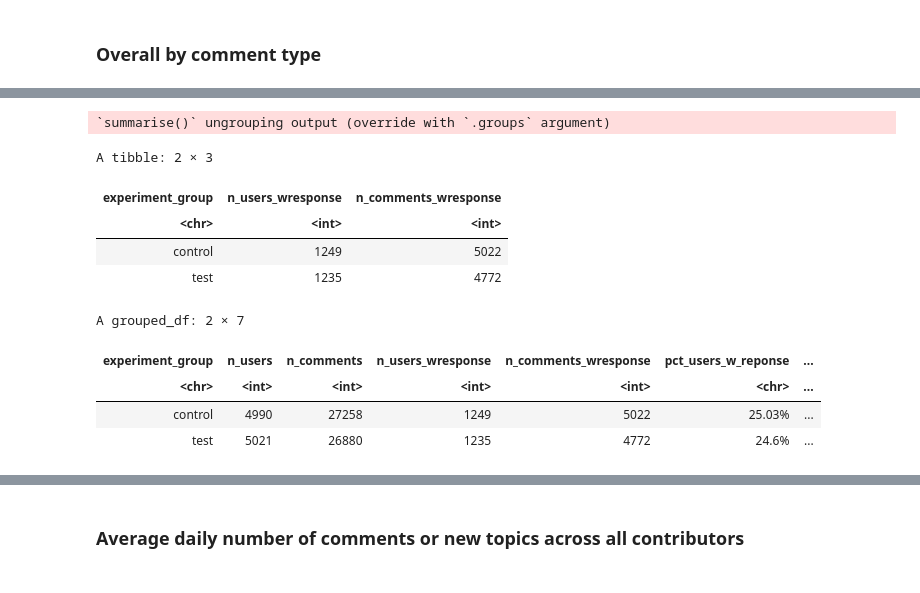
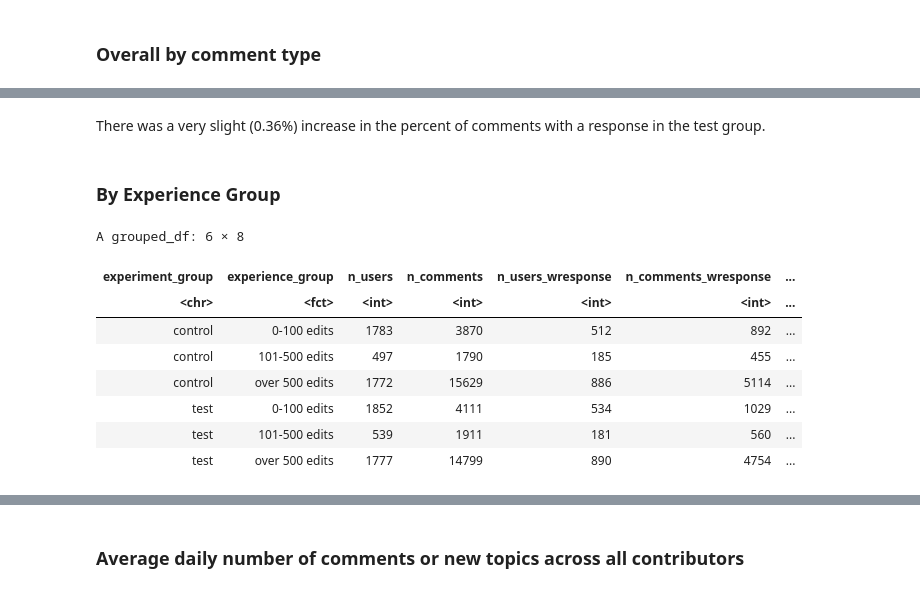
Before and after one commit to wikimedia-research/Topic-notifications-analysis-2022, a Jupyter notebook: topic_notifications_ab_test_report.ipynb, the cells around one changed output, grey strips where cells are left out. Cells and saved outputs as stored; diff of their text form; code cells hidden in the pictures.

```diff
--- a/topic_notifications_ab_test_report.ipynb
+++ b/topic_notifications_ab_test_report.ipynb
@@ -718,9 +719,10 @@ We observed signficant increases in median response times for the following part
 # %%
 talk_page_comments_bygroup <- topic_events %>%
-  filter(edit_save_status == 'comment_posted')  %>%
-  group_by(experiment_group) %>%
+  filter(edit_save_status == 'comment_posted',
+        comment_type != 'topic' )  %>%
+  group_by(experiment_group, experience_group) %>%
   summarise(n_users = n_distinct(user_id),
-        n_comments = n_distinct(edit_attempt_id))
+        n_comments = n_distinct(edit_attempt_id), .groups = 'drop')
 
 talk_page_comments_bygroup
 # %% [output]
@@ -756,36 +794,34 @@ A grouped_df: 6 × 4
+# %% [markdown]
+There was a very slight (0.36%) increase in the percent of comments with a response in the test group.
+# %% [markdown]
+### By Experience Group
 # %%
 # Find all all topics or new comments that have received a response.
 # Topics with response - commment parent id = topic_id
 # Comments with a response - comment_id = comment_parent id
 
-comments_w_response <- topic_events %>%
+comments_w_response_bygroup <- topic_events %>%
     filter(comment_type != 'topic') %>%  #all topics by definition have a comment added to them
     filter(edit_save_status == 'comment_posted',
           comment_id %in% comment_parent_id |
-          topic_id %in% comment_parent_id  ) %>% # comments and topics that recieved a response
- group_by(experiment_group) %>%
+           comment_parent_id %in% topic_id ) %>% # comments and topics that recieved a response
+ group_by(experiment_group, experience_group) %>%
   summarise(n_users_wresponse = n_distinct(user_id),
-        n_comments_wresponse = n_distinct(edit_attempt_id))
+        n_comments_wresponse = n_distinct(edit_attempt_id), .groups = 'drop')
-# %% [output]
-`summarise()` ungrouping output (override with `.groups` argument)
-# %%
-head(comments_w_response)
-# %% [output]
-A tibble: 2 × 3
-| experiment_group | n_users_wresponse | n_comments_wresponse |
-| <chr> | <int> | <int> |
-| control | 1249 | 5022 |
-| test | 1235 | 4772 |
 # %%
 # find percent reponse rate
-response_pct <- inner_join(talk_page_comments_bygroup, comments_w_response, by = c("experiment_group")) %>%
+response_pct_bygroup <- inner_join(talk_page_comments_bygroup, comments_w_response_bygroup, by = c("experiment_group", "experience_group")) %>%
     group_by(experiment_group) %>%
     mutate(pct_users_w_reponse = paste0(round(n_users_wresponse/n_users * 100, 2), "%"),
            pct_comments_w_reponse = paste0(round(n_comments_wresponse/n_comments * 100, 2), "%"))
-response_pct
+response_pct_bygroup
 # %% [output]
-A grouped_df: 2 × 7
+A grouped_df: 6 × 8
-| experiment_group | n_users | n_comments | n_users_wresponse | n_comments_wresponse | pct_users_w_reponse | ... |
-| <chr> | <int> | <int> | <int> | <int> | <chr> | ... |
-| control | 4990 | 27258 | 1249 | 5022 | 25.03% | ... |
-| test | 5021 | 26880 | 1235 | 4772 | 24.6% | ... |
+| experiment_group | experience_group | n_users | n_comments | n_users_wresponse | n_comments_wresponse | ... |
+| <chr> | <fct> | <int> | <int> | <int> | <int> | ... |
+| control | 0-100 edits | 1783 | 3870 | 512 | 892 | ... |
+| control | 101-500 edits | 497 | 1790 | 185 | 455 | ... |
+| control | over 500 edits | 1772 | 15629 | 886 | 5114 | ... |
+| test | 0-100 edits | 1852 | 4111 | 534 | 1029 | ... |
+| test | 101-500 edits | 539 | 1911 | 181 | 560 | ... |
+| test | over 500 edits | 1777 | 14799 | 890 | 4754 | ... |
```
Also changed, not shown: parts of 33 cells of this notebook.
